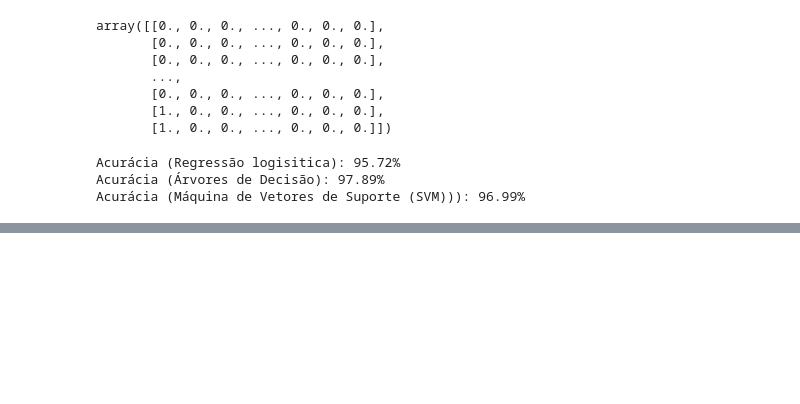
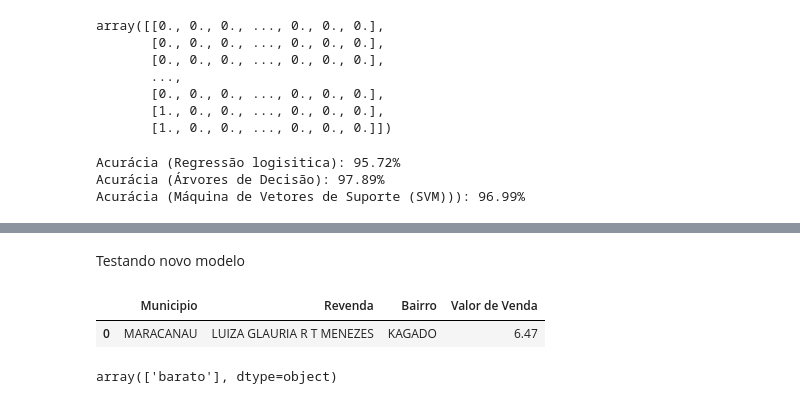
Before and after one commit to Danieloliver1/Datascience, a Jupyter notebook: precos_semestrais_ceara_2022_012.ipynb, the cells around one changed output, grey strips where cells are left out. Saved outputs shown, nothing was run; the diff lists cells and outputs as text; code cells hidden in the pictures; blank space fills up the shorter version.

```diff
--- a/precos_semestrais_ceara_2022_012.ipynb
+++ b/precos_semestrais_ceara_2022_012.ipynb
@@ -409,0 +391,11 @@ df_novo
+# %% [markdown]
+Testando novo modelo
+# %%
+novo_df = pd.DataFrame({'Municipio': ['MARACANAU'],
+                        'Revenda': ['LUIZA GLAURIA R T MENEZES'],
+                        'Bairro': ['KAGADO'],
+                        'Valor de Venda': 6.47})
+novo_df
+# %% [output]
+|  | Municipio | Revenda | Bairro | Valor de Venda |
+| 0 | MARACANAU | LUIZA GLAURIA R T MENEZES | KAGADO | 6.47 |
@@ -409,0 +414,4 @@ df_novo
+# %%
+novo_y_pred
+# %% [output]
+array(['barato'], dtype=object)
```
Also changed, not shown: parts of 16 cells of this notebook.
